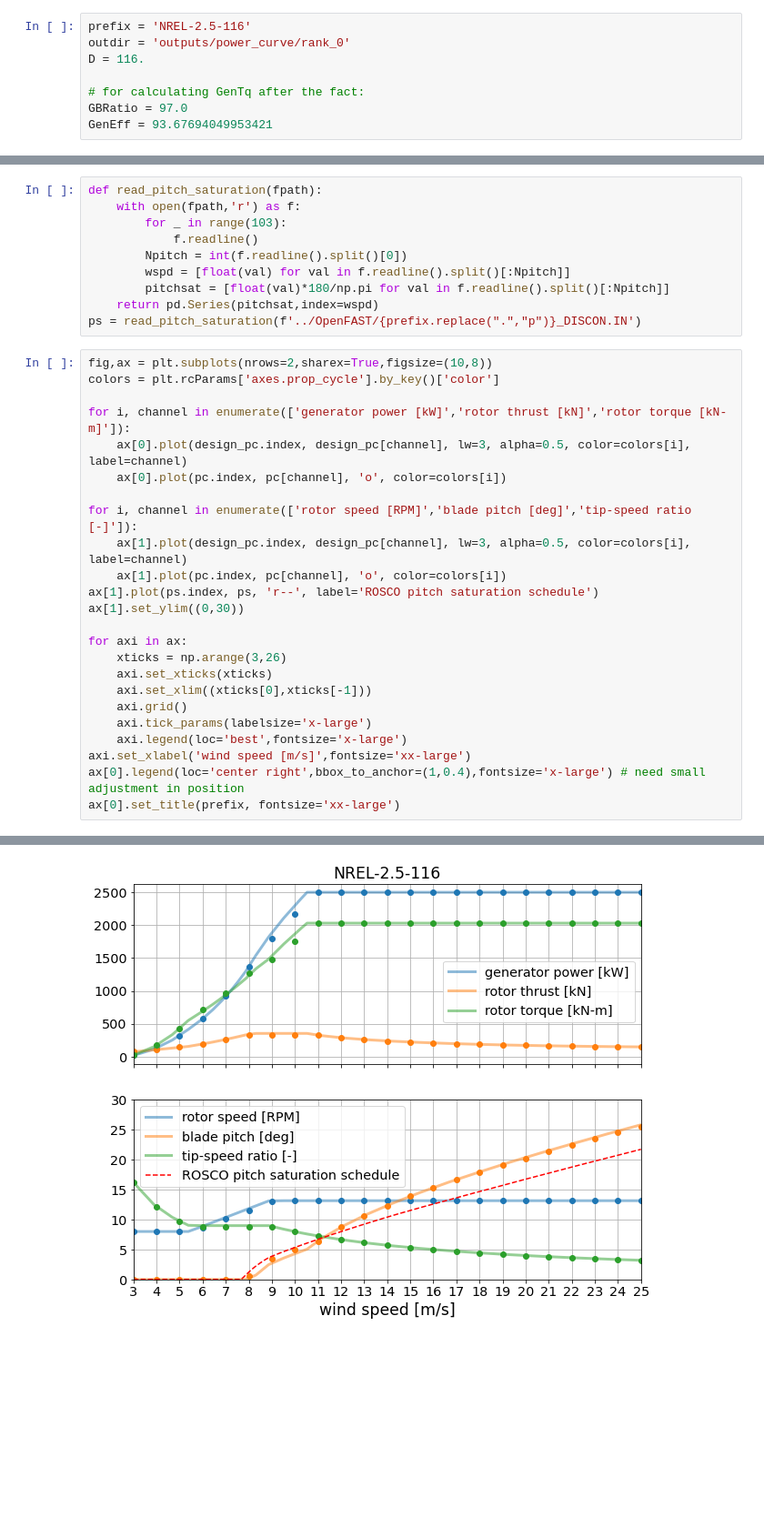
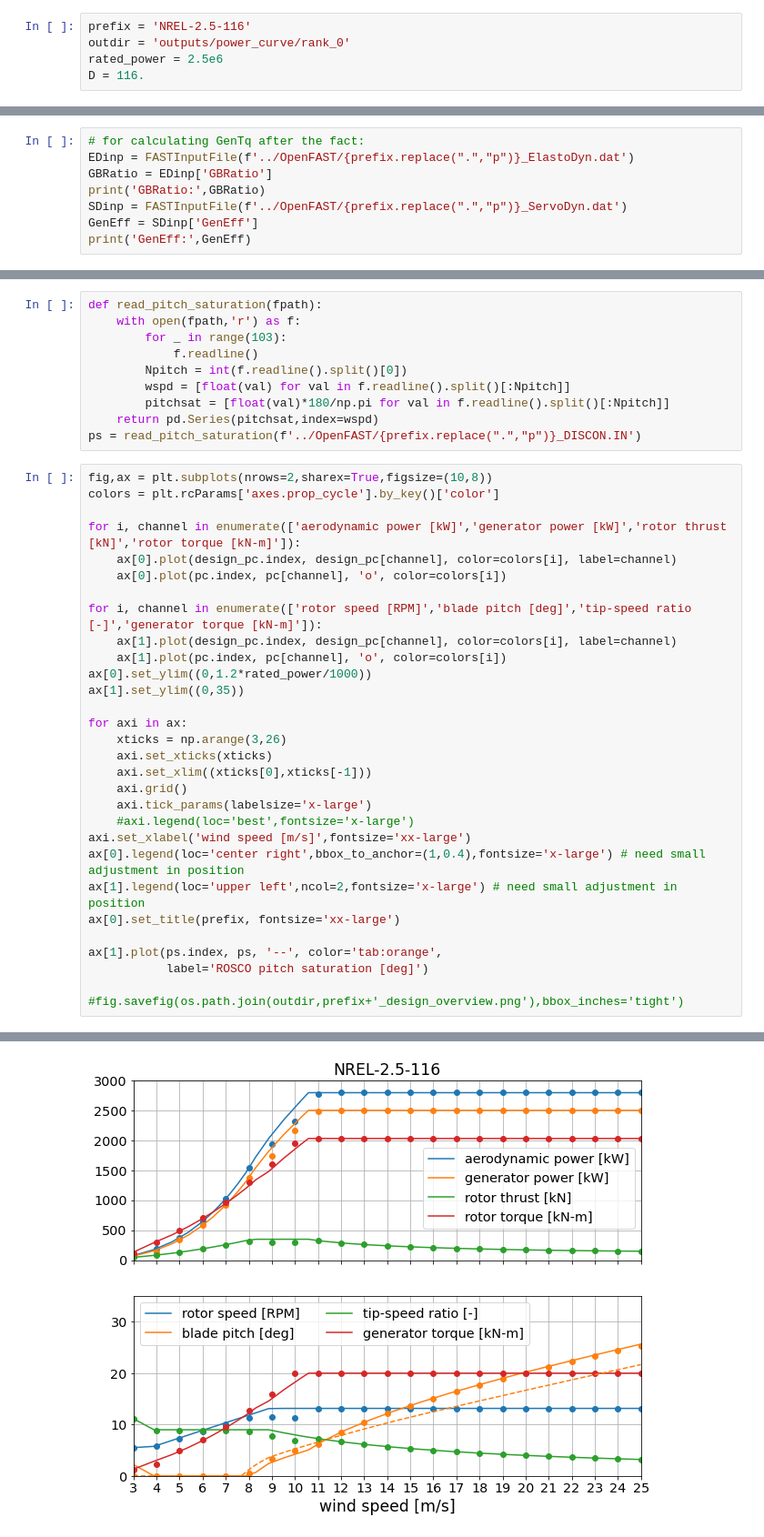
Before and after one commit to NREL/openfast-turbine-models, a Jupyter notebook: IEA-scaled/NREL-2.5-116/WEIS/check_NREL-2p5-116_openfast_powercurve.ipynb, the cells around one changed output, grey strips where cells are left out. Shown: that part at 91% size. Drawn from its saved outputs; the diff is of its cells as text; blank space fills up the shorter version.

```diff
--- a/IEA-scaled/NREL-2.5-116/WEIS/check_NREL-2p5-116_openfast_powercurve.ipynb
+++ b/IEA-scaled/NREL-2.5-116/WEIS/check_NREL-2p5-116_openfast_powercurve.ipynb
@@ -8,8 +8,5 @@ from weio import FASTOutputFile
 # %%
 prefix = 'NREL-2.5-116'
 outdir = 'outputs/power_curve/rank_0'
+rated_power = 2.5e6
 D = 116.
-
-# for calculating GenTq after the fact:
-GBRatio = 97.0
-GenEff = 93.67694049953421
@@ -15,0 +15,8 @@ GenEff = 93.67694049953421
+# %%
+# for calculating GenTq after the fact:
+EDinp = FASTInputFile(f'../OpenFAST/{prefix.replace(".","p")}_ElastoDyn.dat')
+GBRatio = EDinp['GBRatio']
+print('GBRatio:',GBRatio)
+SDinp = FASTInputFile(f'../OpenFAST/{prefix.replace(".","p")}_ServoDyn.dat')
+GenEff = SDinp['GenEff']
+print('GenEff:',GenEff)
@@ -131,15 +112,15 @@ ps = read_pitch_saturation(f'../OpenFAST/{prefix.replace(".","p")}_DISCON.IN')
 fig,ax = plt.subplots(nrows=2,sharex=True,figsize=(10,8))
 colors = plt.rcParams['axes.prop_cycle'].by_key()['color']
 
-for i, channel in enumerate(['generator power [kW]','rotor thrust [kN]','rotor torque [kN-m]']):
-    ax[0].plot(design_pc.index, design_pc[channel], lw=3, alpha=0.5, color=colors[i], label=channel)
+for i, channel in enumerate(['aerodynamic power [kW]','generator power [kW]','rotor thrust [kN]','rotor torque [kN-m]']):
+    ax[0].plot(design_pc.index, design_pc[channel], color=colors[i], label=channel)
     ax[0].plot(pc.index, pc[channel], 'o', color=colors[i])
 
-for i, channel in enumerate(['rotor speed [RPM]','blade pitch [deg]','tip-speed ratio [-]']):
-    ax[1].plot(design_pc.index, design_pc[channel], lw=3, alpha=0.5, color=colors[i], label=channel)
+for i, channel in enumerate(['rotor speed [RPM]','blade pitch [deg]','tip-speed ratio [-]','generator torque [kN-m]']):
+    ax[1].plot(design_pc.index, design_pc[channel], color=colors[i], label=channel)
     ax[1].plot(pc.index, pc[channel], 'o', color=colors[i])
-ax[1].plot(ps.index, ps, 'r--', label='ROSCO pitch saturation schedule')
-ax[1].set_ylim((0,30))
+ax[0].set_ylim((0,1.2*rated_power/1000))
+ax[1].set_ylim((0,35))
 
 for axi in ax:
     xticks = np.arange(3,26)
@@ -147,8 +128,14 @@ for axi in ax:
     axi.set_xlim((xticks[0],xticks[-1]))
     axi.grid()
     axi.tick_params(labelsize='x-large')
-    axi.legend(loc='best',fontsize='x-large')
+    #axi.legend(loc='best',fontsize='x-large')
 axi.set_xlabel('wind speed [m/s]',fontsize='xx-large')
 ax[0].legend(loc='center right',bbox_to_anchor=(1,0.4),fontsize='x-large') # need small adjustment in position
+ax[1].legend(loc='upper left',ncol=2,fontsize='x-large') # need small adjustment in position
 ax[0].set_title(prefix, fontsize='xx-large')
+
+ax[1].plot(ps.index, ps, '--', color='tab:orange',
+           label='ROSCO pitch saturation [deg]')
+
+#fig.savefig(os.path.join(outdir,prefix+'_design_overview.png'),bbox_inches='tight')
 # %% [output]
@@ -156 +143 @@ Text(0.5, 1.0, 'NREL-2.5-116')
-[figure, old version]
+[figure, new version]
```
Also changed, not shown: parts of 6 cells of this notebook, 20 other files.
